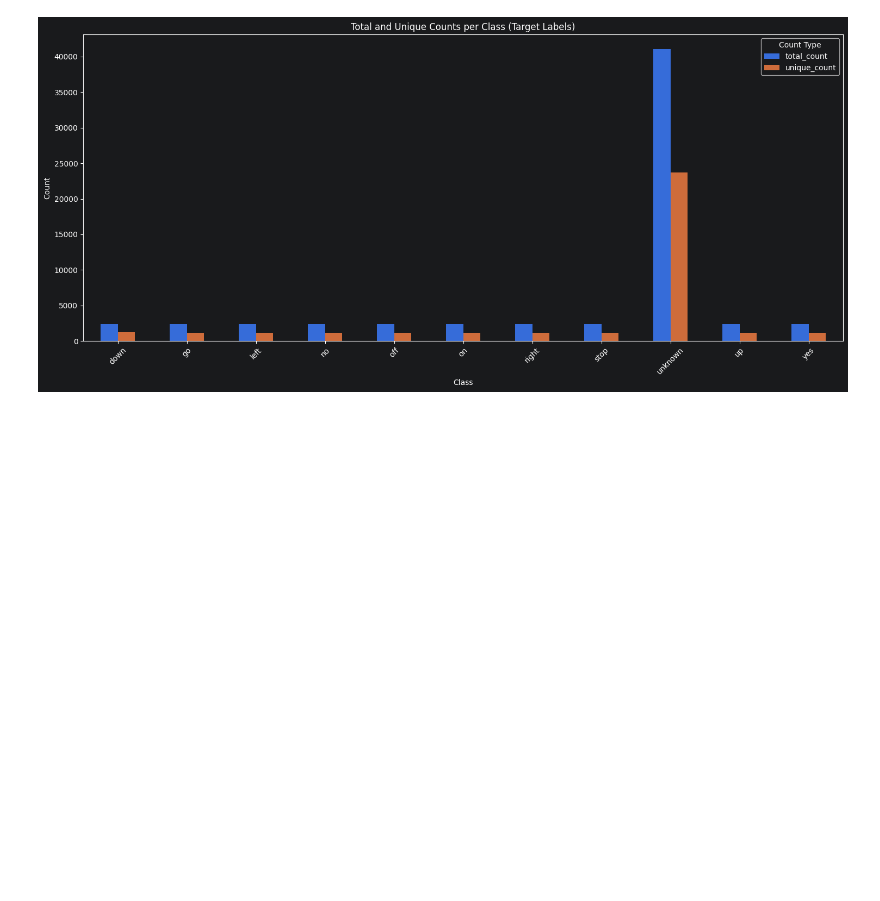
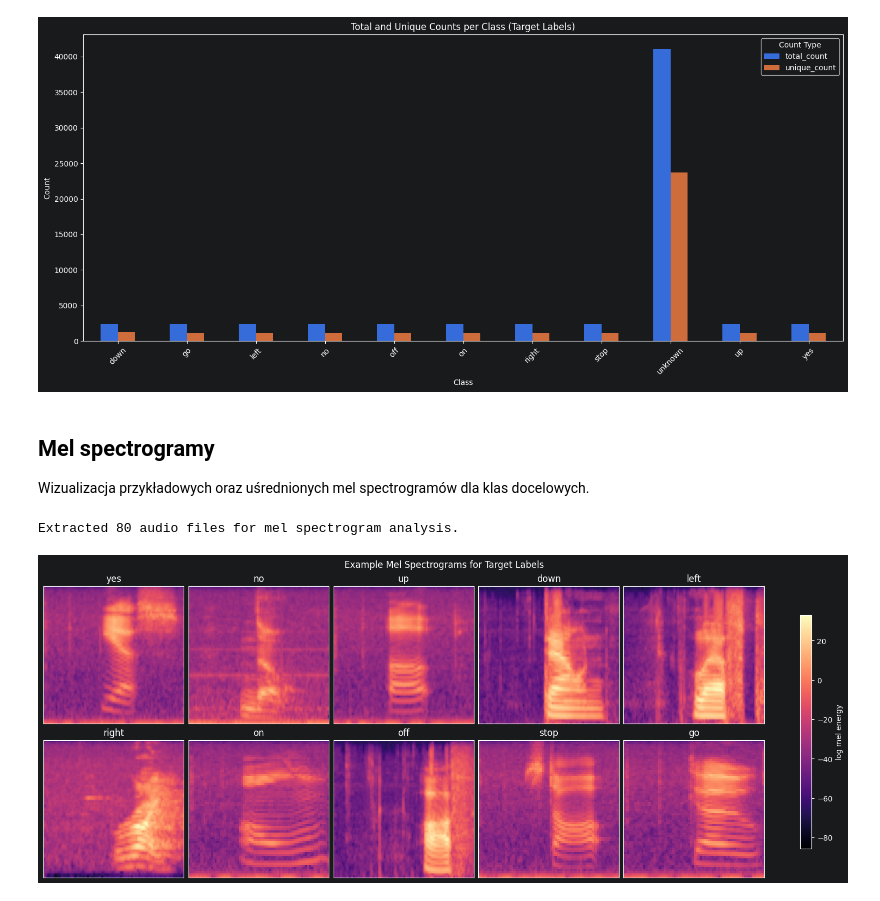
Before and after one commit to Mattioo7/transformers-speech-commands, a Jupyter notebook: 01_dataset_analysis.ipynb, the cells around one changed output. Drawn from its saved outputs; the diff is of its cells as text; code cells hidden in the pictures; blank space fills up the shorter version.

Commit message:
Extend dataset analysis with mel spectrogram sections

```diff
--- a/01_dataset_analysis.ipynb
+++ b/01_dataset_analysis.ipynb
@@ -168,3 +293,7 @@ target_df
 plot_counts(target_df, "Total and Unique Counts per Class (Target Labels)")
 # %% [output]
 [figure]
+# %% [markdown]
+## Mel spectrogramy
+
+Wizualizacja przykładowych oraz uśrednionych mel spectrogramów dla klas docelowych.
@@ -170,0 +358,33 @@ plot_counts(target_df, "Total and Unique Counts per Class (Target Labels)")
+# %%
+mel_cache = tempfile.TemporaryDirectory()
+local_audio_paths = extract_archive_files(TRAIN_ARCHIVE, mel_archive_paths, Path(mel_cache.name))
+
+print(f"Extracted {len(local_audio_paths)} audio files for mel spectrogram analysis.")
+# %% [output]
+Extracted 80 audio files for mel spectrogram analysis.
+# %%
+def plot_mel_grid(mels: dict[str, np.ndarray], title: str) -> None:
+    values = list(mels.values())
+    vmin = min(mel.min() for mel in values)
+    vmax = max(mel.max() for mel in values)
+
+    fig, axes = plt.subplots(2, 5, figsize=(15, 6), constrained_layout=True)
+    for axis, label in zip(axes.flat, TARGET_LABEL_ORDER):
+        image = axis.imshow(mels[label], origin="lower", aspect="auto", cmap="magma", vmin=vmin, vmax=vmax)
+        axis.set_title(label)
+        axis.set_xticks([])
+        axis.set_yticks([])
+
+    fig.colorbar(image, ax=axes, shrink=0.8, label="log mel energy")
+    fig.suptitle(title)
+    plt.show()
+
+
+example_mels = {}
+for label, path in zip(TARGET_LABEL_ORDER, example_paths):
+    audio, sample_rate = load_audio(local_audio_paths[path])
+    example_mels[label] = mel_spectrogram(audio, sample_rate)
+
+plot_mel_grid(example_mels, "Example Mel Spectrograms for Target Labels")
+# %% [output]
+[figure, added]
```
Also changed, not shown: parts of 15 cells of this notebook, 2 other files.
